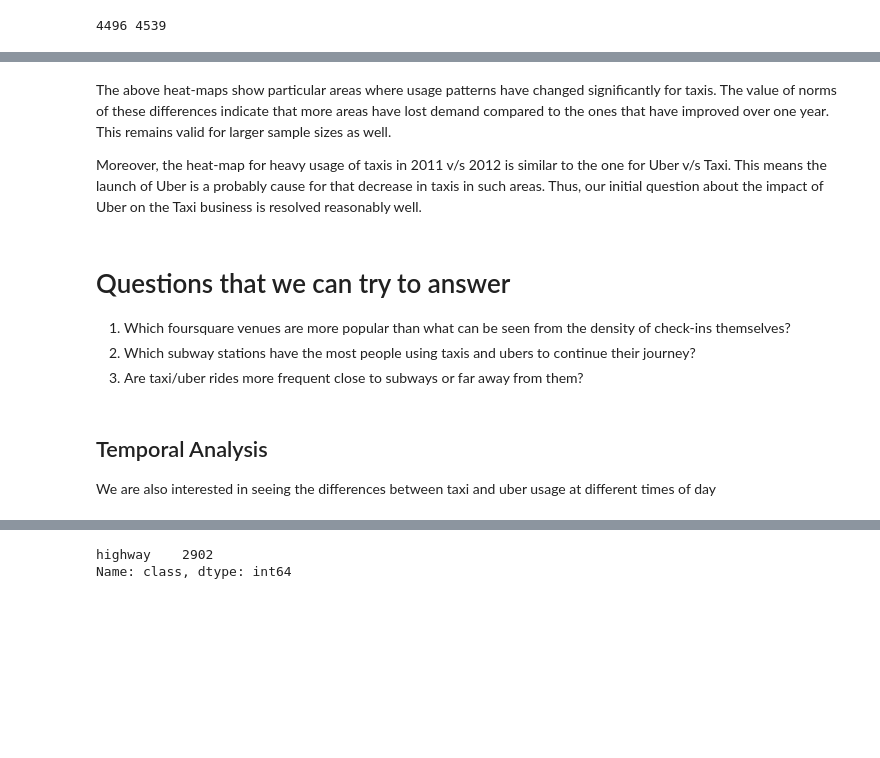
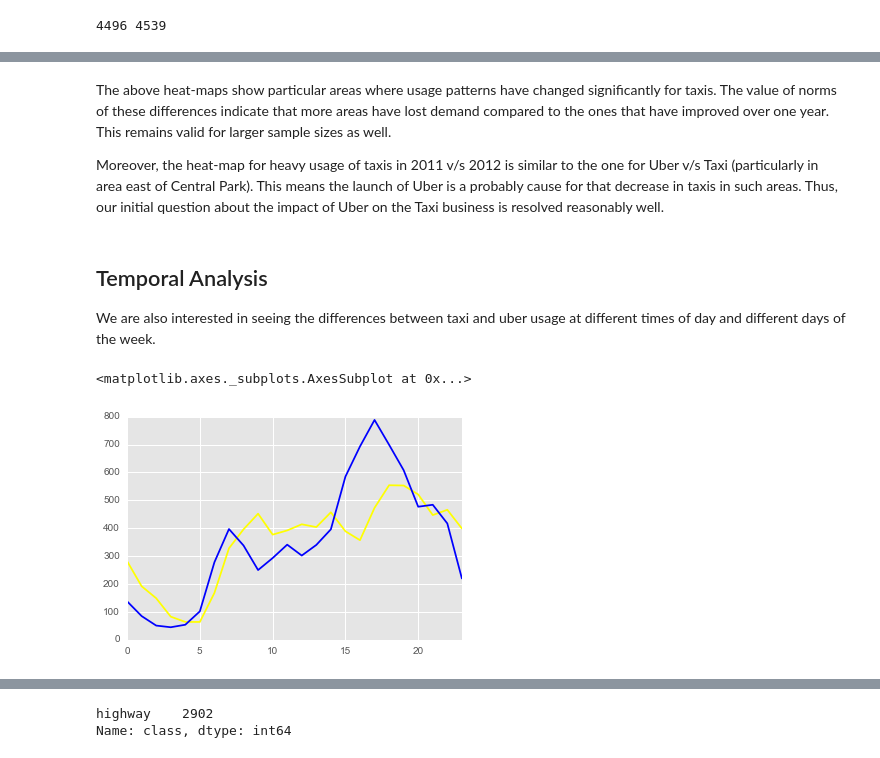
Before and after one commit to dhruvcmu/practicaldatascience, a Jupyter notebook: Final_Report.ipynb, the cells around one changed output, grey strips where cells are left out. Saved outputs shown, nothing was run; the diff lists cells and outputs as text; code cells hidden in the pictures; blank space fills up the shorter version.

```diff
--- a/Final_Report.ipynb
+++ b/Final_Report.ipynb
@@ -280,16 +282,14 @@ The increase in trips in bins where the taxi usage increased:  46.0
 # %% [markdown]
 The above heat-maps show particular areas where usage patterns have changed significantly for taxis. The value of norms of these differences indicate that more areas have lost demand compared to the ones that have improved over one year. This remains valid for larger sample sizes as well.
 
-Moreover, the heat-map for heavy usage of taxis in 2011 v/s 2012 is similar to the one for Uber v/s Taxi. This means the launch of Uber is a probably cause for that decrease in taxis in such areas. Thus, our initial question about the impact of Uber on the Taxi business is resolved reasonably well.
+Moreover, the heat-map for heavy usage of taxis in 2011 v/s 2012 is similar to the one for Uber v/s Taxi (particularly in area east of Central Park). This means the launch of Uber is a probably cause for that decrease in taxis in such areas. Thus, our initial question about the impact of Uber on the Taxi business is resolved reasonably well.
-# %% [markdown]
-# Questions that we can try to answer
-
-1. Which foursquare venues are more popular than what can be seen from the density of check-ins themselves?
-2. Which subway stations have the most people using taxis and ubers to continue their journey?
-3. Are taxi/uber rides more frequent close to subways or far away from them?
 # %% [markdown]
 ## Temporal Analysis
 
-We are also interested in seeing the differences between taxi and uber usage at different times of day
+We are also interested in seeing the differences between taxi and uber usage at different times of day and different days of the week.
 # %%
-hour_dist = uber['Date/Time'][:10000].apply(pd.to_datetime).apply(lambda x: x.hour).value_counts()
+pickNdrop['pickup_datetime'].apply(lambda x: x.hour).value_counts().sort_index().plot(color='yellow')
+uber['Date/Time'][:8381].apply(pd.to_datetime).apply(lambda x: x.hour).value_counts().sort_index().plot(color='blue')
+# %% [output]
+<matplotlib.axes._subplots.AxesSubplot at 0x...>
+[figure, added]
```
Also changed, not shown: parts of 56 cells of this notebook.
